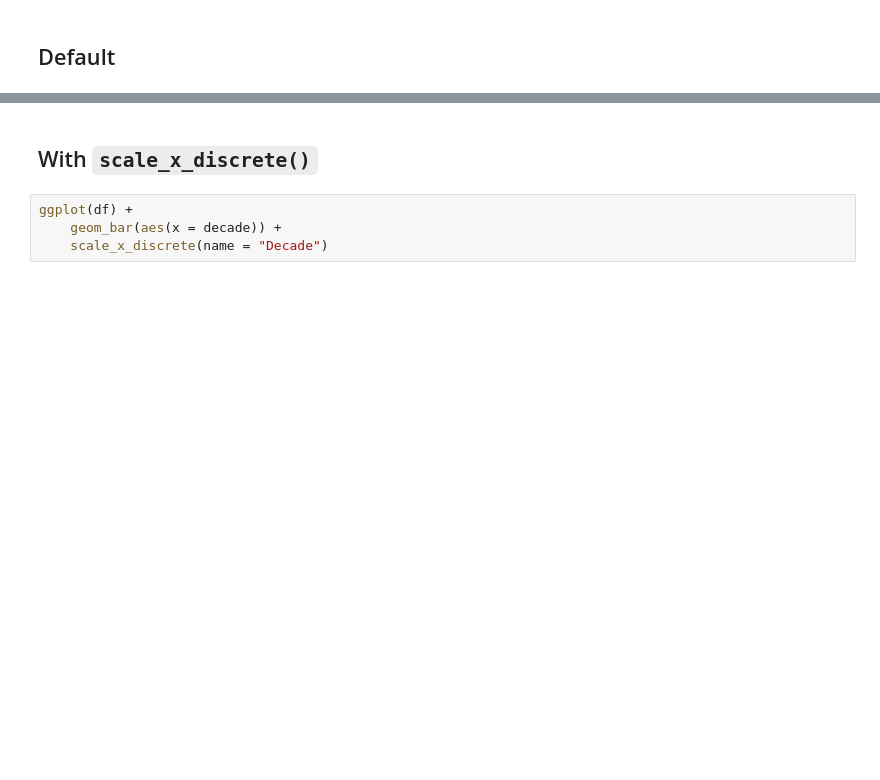
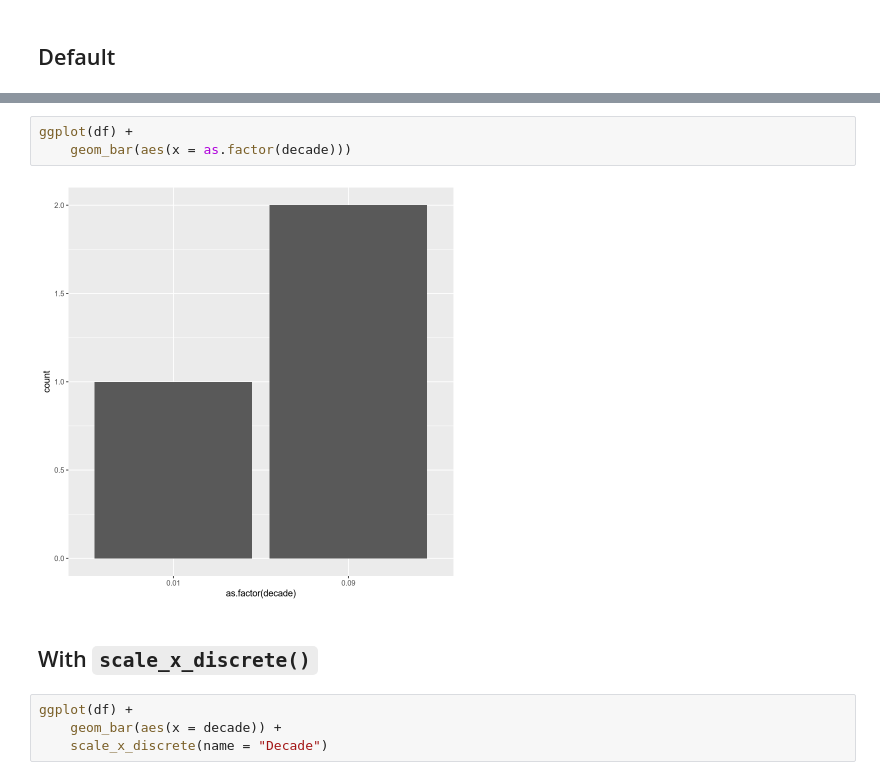
Before and after one commit to ASmirnov-HORIS/lets-plot-experiments, a Jupyter notebook: tmp/2025_06_27/continuous_in_bar_R.ipynb, the cells around one changed output, grey strips where cells are left out. Saved outputs shown, nothing was run; the diff lists cells and outputs as text; blank space fills up the shorter version.

```diff
--- a/tmp/2025_06_27/continuous_in_bar_R.ipynb
+++ b/tmp/2025_06_27/continuous_in_bar_R.ipynb
@@ -14,3 +14,8 @@ ggplot(df) +
+# %%
+ggplot(df) +
+    geom_bar(aes(x = as.factor(decade)))
+# %% [output]
+[figure, added]
 # %% [markdown]
 ## With `scale_x_discrete()`
 # %%
```
Also changed, not shown: parts of 3 cells of this notebook, 4 other files.
